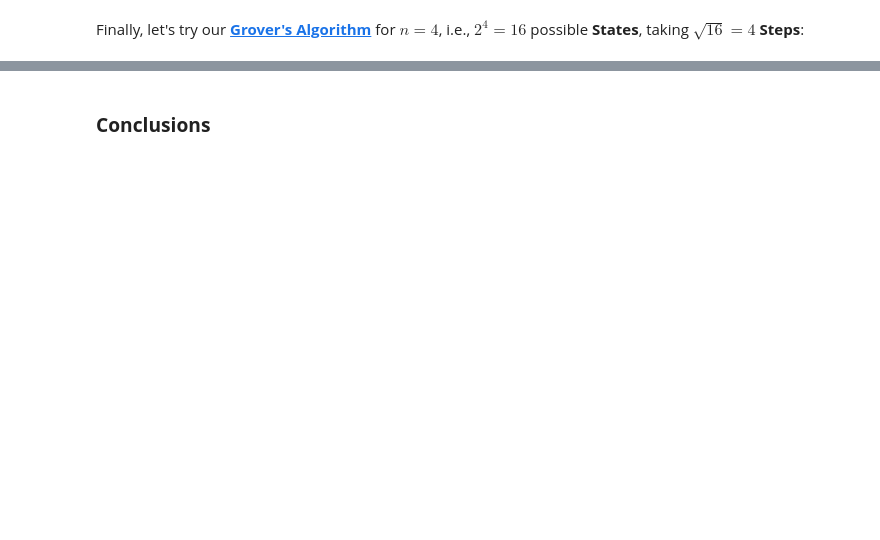
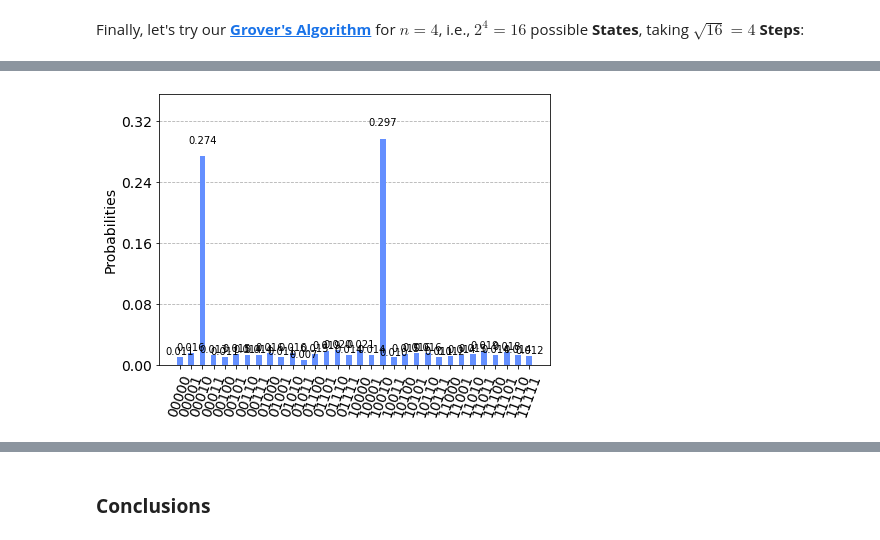
Before and after one commit to rubenandrebarreiro/summer-school-on-quantum-computing-software-for-near-term-quantum-devices-2020, a Jupyter notebook: project/grover-algorithm-questions.ipynb, the cells around one changed output, grey strips where cells are left out. Cells and saved outputs as stored; diff of their text form; code cells hidden in the pictures; blank space fills up the shorter version.

```diff
--- a/project/grover-algorithm-questions.ipynb
+++ b/project/grover-algorithm-questions.ipynb
@@ -1416,0 +1528,5 @@ plot_histogram(counts)
+# %%
+# Now, let's execute the Quantum Circuit in the QASM Simulator of the Aer Module,
+# of the IBM Qiskit Library
+backend = Aer.get_backend('qasm_simulator')
+counts = execute(groverCircuit,backend,shots=2048).result().get_counts()
@@ -1416,0 +1538,6 @@ plot_histogram(counts)
+# %%
+# Plot the Counts of the Frequencies, resulting from this Experiment, through a Histogram
+# (i.e., a Distribution of the Probabilities)
+plot_histogram(counts)
+# %% [output]
+[figure, added]
```
Also changed, not shown: parts of 43 cells of this notebook.
